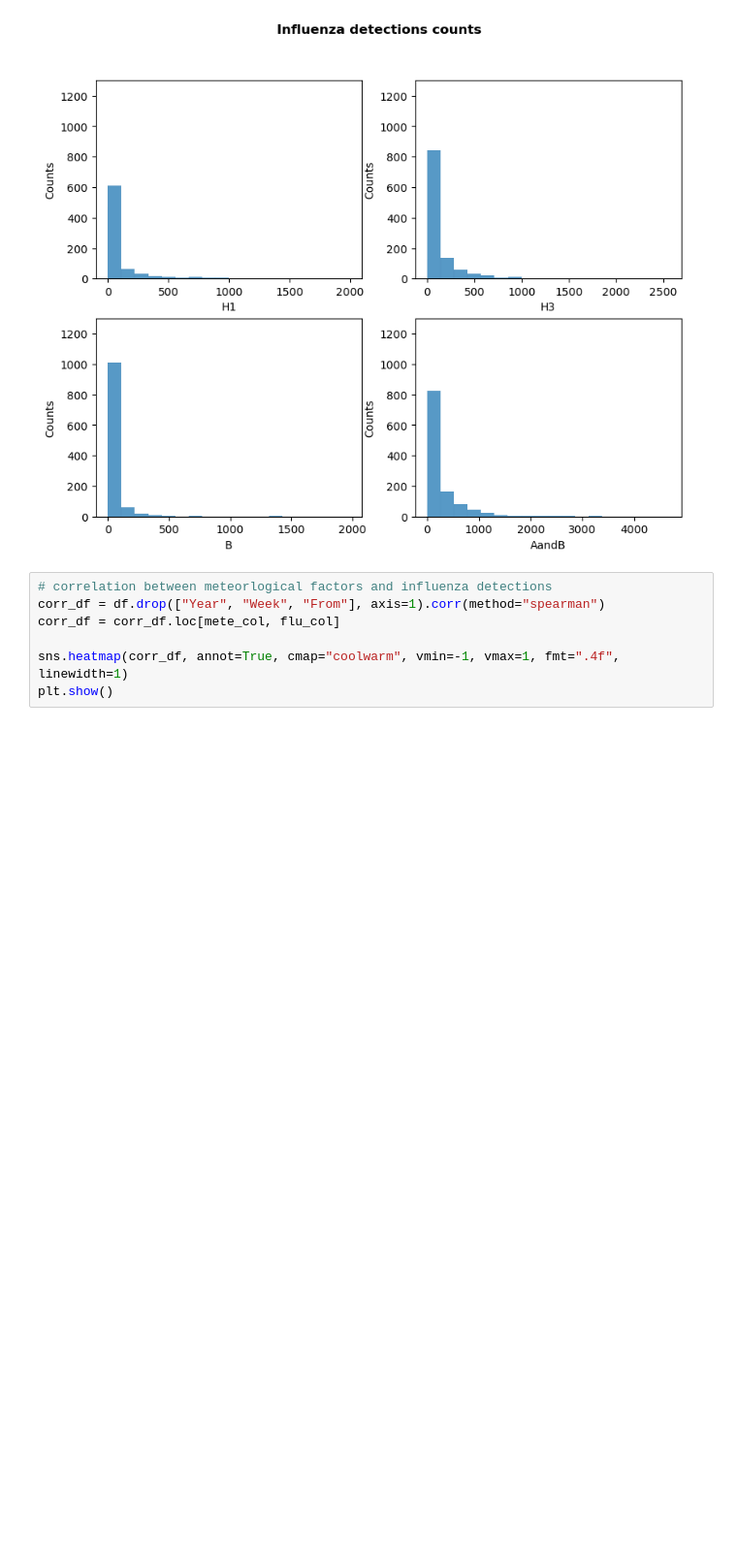
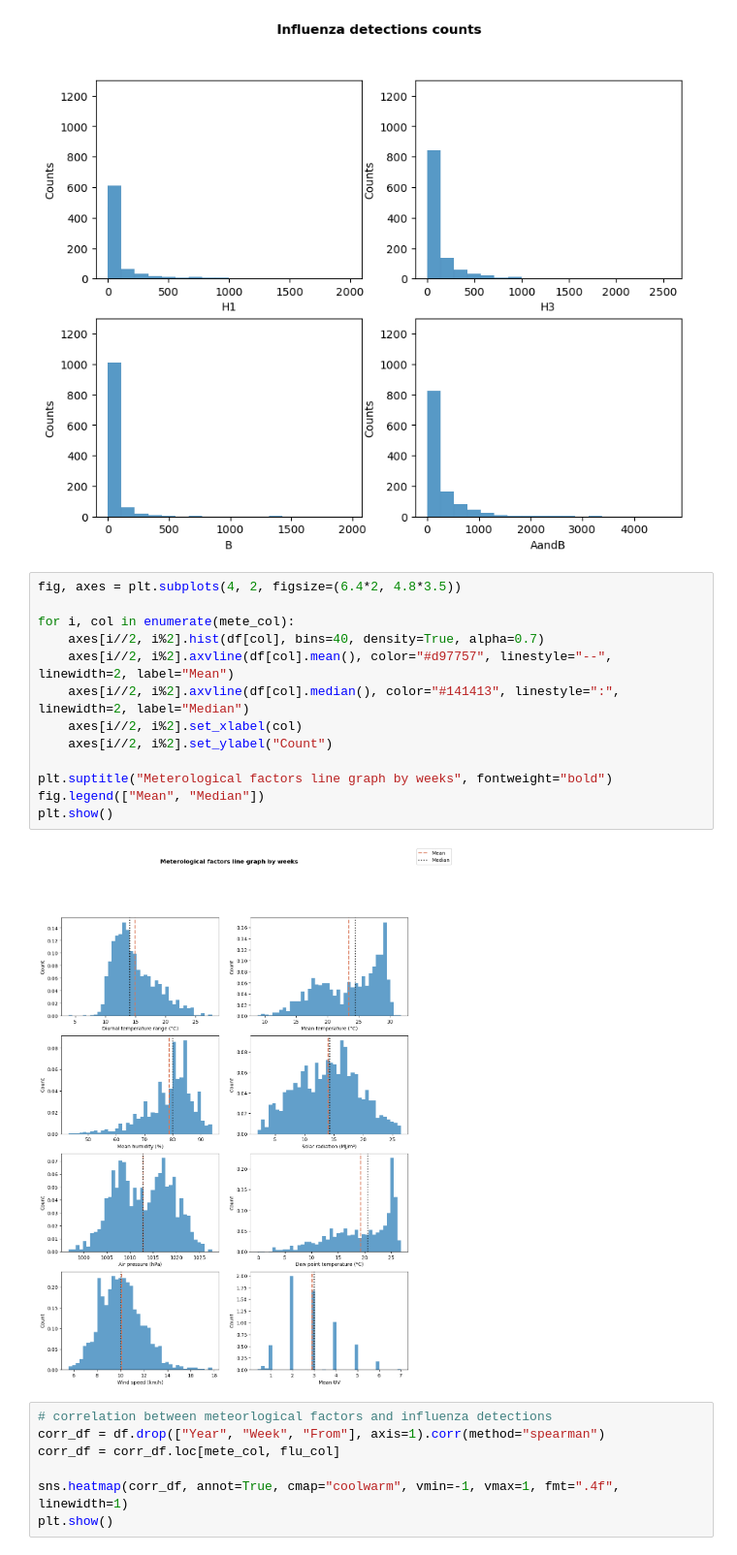
Before and after one commit to yansk1101/4096_dsproject, a Jupyter notebook: EDA.ipynb, the cells around one changed output. Shown at 97% size. Drawn from its saved outputs; the diff is of its cells as text; blank space fills up the shorter version.

```diff
--- a/EDA.ipynb
+++ b/EDA.ipynb
@@ -140,6 +140,21 @@ plt.suptitle("Influenza detections counts", fontweight="bold")
 plt.show()
 # %% [output]
 [figure]
+# %%
+fig, axes = plt.subplots(4, 2, figsize=(6.4*2, 4.8*3.5))
+
+for i, col in enumerate(mete_col):
+    axes[i//2, i%2].hist(df[col], bins=40, density=True, alpha=0.7)
+    axes[i//2, i%2].axvline(df[col].mean(), color="#d97757", linestyle="--", linewidth=2, label="Mean")
+    axes[i//2, i%2].axvline(df[col].median(), color="#141413", linestyle=":", linewidth=2, label="Median")
+    axes[i//2, i%2].set_xlabel(col)
+    axes[i//2, i%2].set_ylabel("Count")
+
+plt.suptitle("Meterological factors line graph by weeks", fontweight="bold")
+fig.legend(["Mean", "Median"])
+plt.show()
+# %% [output]
+[figure, added]
 # %%
 # correlation between meteorlogical factors and influenza detections
 corr_df = df.drop(["Year", "Week", "From"], axis=1).corr(method="spearman")
```
Also changed, not shown: 2 other files.
